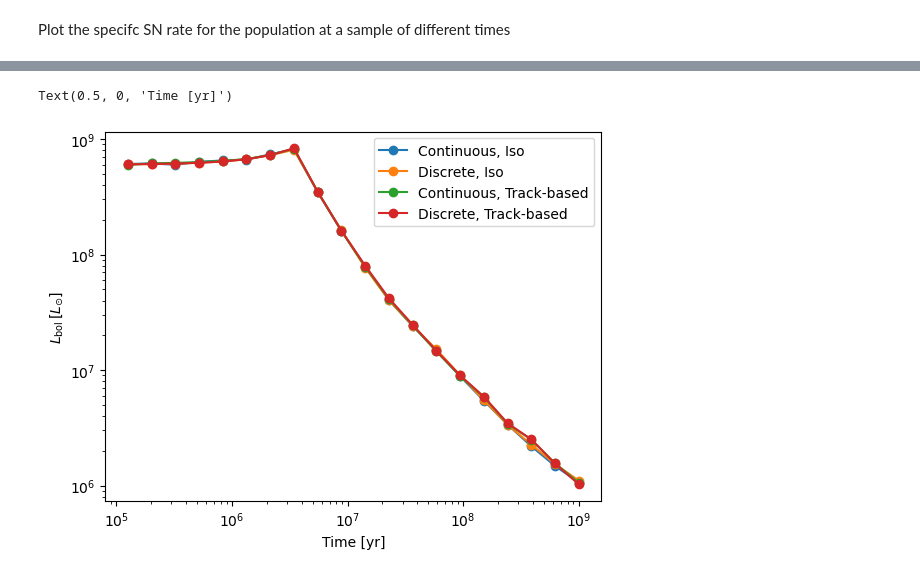
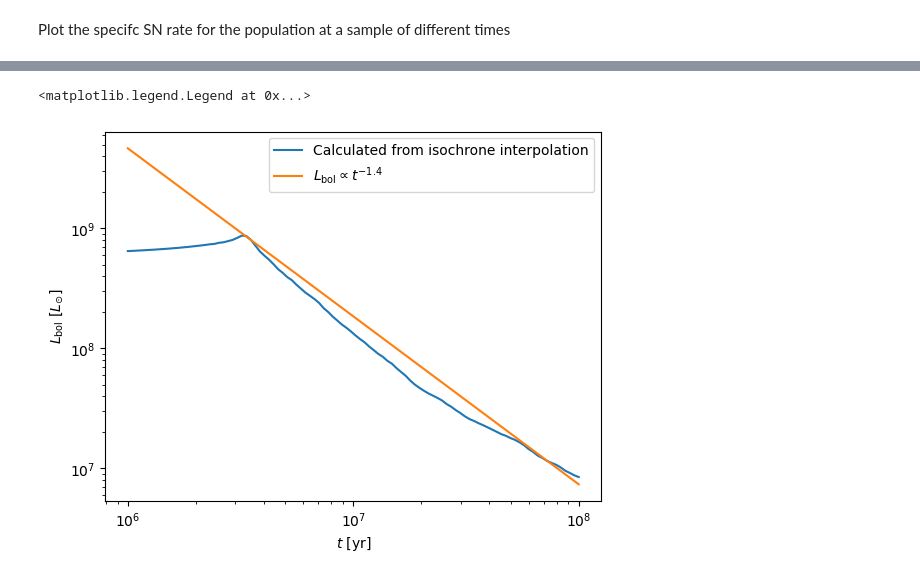
Before and after one commit to arsenal-popsynth/arsenal_gear, a Jupyter notebook: paper_plots.ipynb, the cells around one changed output, grey strips where cells are left out. Saved outputs shown, nothing was run; the diff lists cells and outputs as text; code cells hidden in the pictures.

```diff
--- a/paper_plots.ipynb
+++ b/paper_plots.ipynb
@@ -115,13 +85,14 @@ Compare the different results:
-# %%
-plt.plot(tlin, lbol_iso_cont, 'o-', label="Continuous, Iso")
-plt.plot(tlin, lbol_iso_discrete, 'o-', label="Discrete, Iso")
-plt.plot(tlin, lbol_track_cont, 'o-', label="Continuous, Track-based")
-plt.plot(tlin, lbol_track_discrete, 'o-', label="Discrete, Track-based")
-plt.legend()
-plt.yscale("log")
-plt.xscale("log")
-plt.ylabel(r"$L_{\rm bol} \, [L_{\odot}]$")
-plt.xlabel("Time [yr]")
-# %% [output]
-Text(0.5, 0, 'Time [yr]')
-[figure, removed]
+# %%
+lbol_hist = sp.lbol(tlin)
+# %%
+plt.plot(tlin.value, lbol_hist.value, label="Calculated from isochrone interpolation")
+plt.plot(tlin.value, 1e9*(tlin.value/3e6)**-1.4, label=r"$L_{\rm bol} \propto t^{-1.4}$")
+
+plt.xscale("log")
+plt.yscale("log")
+plt.ylabel(r"$L_{\rm bol}$ [$L_{\odot}$]")
+plt.xlabel(r"$t$ [yr]")
+plt.legend()
+# %% [output]
+<matplotlib.legend.Legend at 0x...>
+[figure, added]
```
Also changed, not shown: parts of 13 cells of this notebook, 3 other files.
